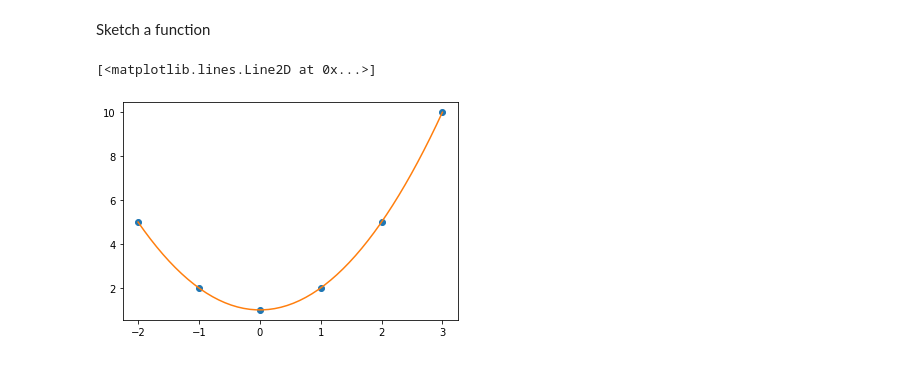
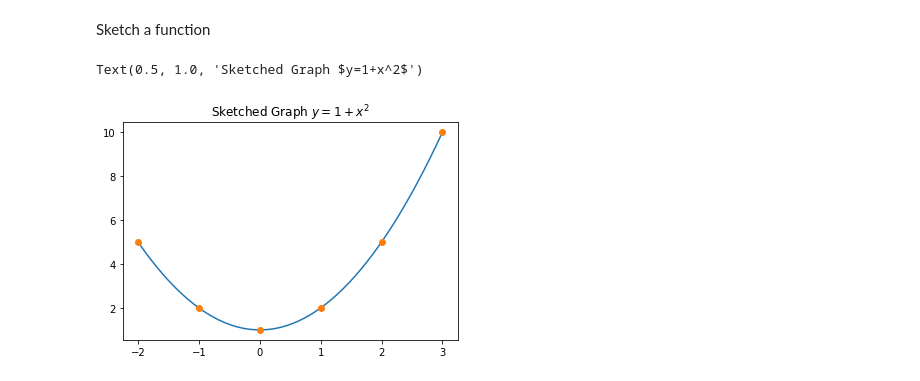
Before and after one commit to SteveRiddle/CollabExamples, a Jupyter notebook: Maths_colab_examples.ipynb, the cells around one changed output. Drawn from its saved outputs; the diff is of its cells as text; code cells hidden in the pictures.

Commit message:
Tidied up some text, started with some directed graphs

```diff
--- a/Maths_colab_examples.ipynb
+++ b/Maths_colab_examples.ipynb
@@ -30,10 +39,11 @@ Sketch a function
 # %%
 x=np.linspace(-2,3,6)
 y=1+x**2
 x1=np.linspace(-2,3)
 y1=1+x1**2
+plt.plot(x1,y1)
 plt.plot(x,y,'o')
-plt.plot(x1, y1)
+plt.title("Sketched Graph $y=1+x^2$")
 # %% [output]
-[<matplotlib.lines.Line2D at 0x...>]
+Text(0.5, 1.0, 'Sketched Graph $y=1+x^2$')
-[figure, old version]
+[figure, new version]
```
Also changed, not shown: parts of 7 cells of this notebook.
